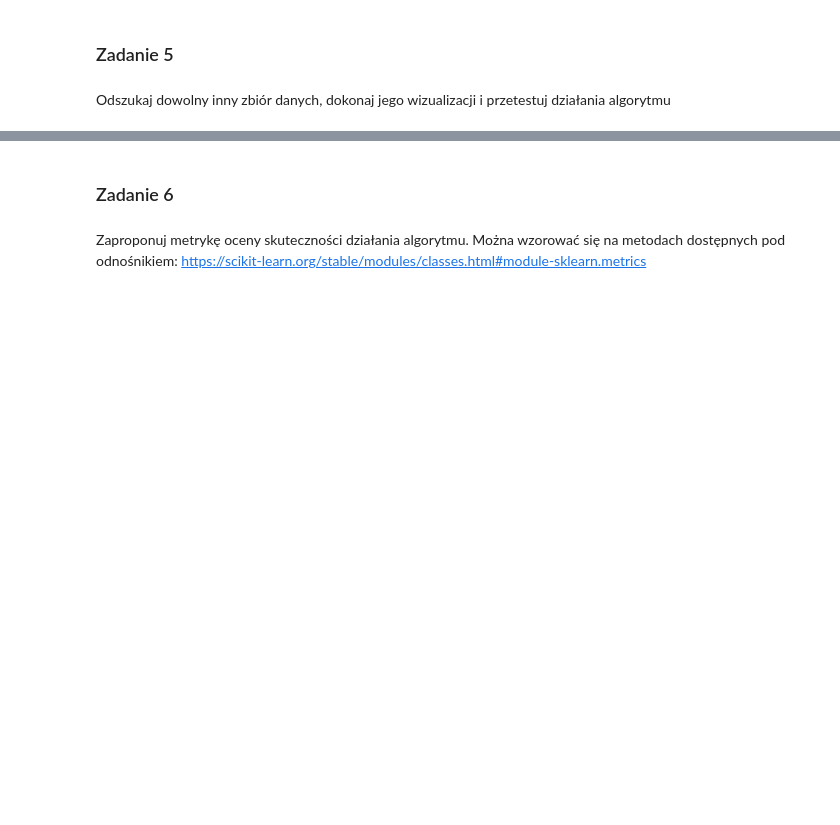
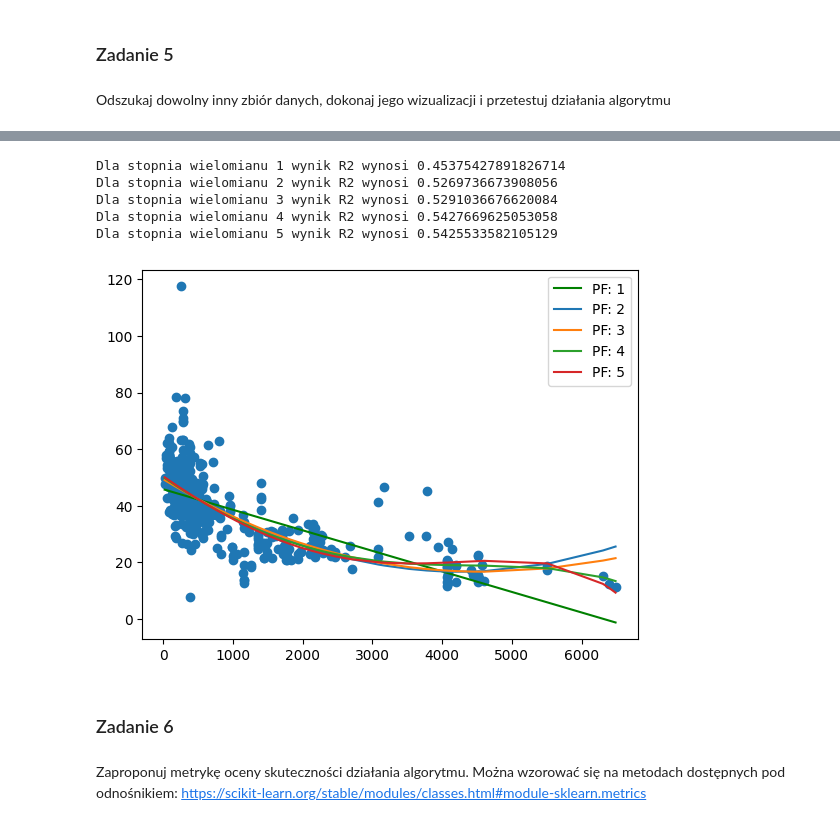
Before and after one commit to DyremiX/Laby, a Jupyter notebook: Lab3/139509_michal_dubiel_Polynomial_regression_2.ipynb, the cells around one changed output, grey strips where cells are left out. Saved outputs shown, nothing was run; the diff lists cells and outputs as text; code cells hidden in the pictures; blank space fills up the shorter version.

```diff
--- a/Lab3/139509_michal_dubiel_Polynomial_regression_2.ipynb
+++ b/Lab3/139509_michal_dubiel_Polynomial_regression_2.ipynb
@@ -373,3 +336,58 @@ Odszukaj dowolny inny zbiór danych, dokonaj jego wizualizacji i przetestuj dzia
+# %%
+df2_sorted = df2.sort_values(by='X3 distance to the nearest MRT station')
+sorted_X = df2_sorted['X3 distance to the nearest MRT station']
+sorted_Y = df2_sorted['Y house price of unit area']
+
+# Tworzenie wykresu
+plt.scatter(sorted_X, sorted_Y)
+
+epochs=1000
+alpha = 0.1
+
+poly = 1
+beta0, betas, error = learn_and_fit(np.array(sorted_X), np.array(sorted_Y), epochs=epochs, alpha=alpha, polynomial_features=poly, normalize=True)
+X = transform_to_polynomial_feature([[age] for age in np.array(sorted_X)], poly)
+results = calculate_regression_function(X, np.append([beta0[-1]], betas[-1]), normalize=True)
+plt.plot(sorted_X, results, label='PF: ' + str(poly), c='g')
+print(f'Dla stopnia wielomianu {poly} wynik R2 wynosi {metric.r2_score(np.array(sorted_Y),results)}')
+
+poly = 2
+beta0, betas, error = learn_and_fit(np.array(sorted_X), np.array(sorted_Y), epochs=epochs, alpha=alpha, polynomial_features=poly, normalize=True)
+X = transform_to_polynomial_feature([[age] for age in np.array(sorted_X)], poly)
+results = calculate_regression_function(X, np.append([beta0[-1]], betas[-1]), normalize=True)
+plt.plot(sorted_X, results, label='PF: ' + str(poly))
+print(f'Dla stopnia wielomianu {poly} wynik R2 wynosi {metric.r2_score(np.array(sorted_Y),results)}')
+
+poly = 3
+beta0, betas, error = learn_and_fit(np.array(sorted_X), np.array(sorted_Y), epochs=epochs, alpha=alpha, polynomial_features=poly, normalize=True)
+X = transform_to_polynomial_feature([[age] for age in np.array(sorted_X)], poly)
+results = calculate_regression_function(X, np.append([beta0[-1]], betas[-1]), normalize=True)
+plt.plot(sorted_X, results, label='PF: ' + str(poly))
+print(f'Dla stopnia wielomianu {poly} wynik R2 wynosi {metric.r2_score(np.array(sorted_Y),results)}')
+
+poly = 4
+beta0, betas, error = learn_and_fit(np.array(sorted_X), np.array(sorted_Y), epochs=epochs, alpha=alpha, polynomial_features=poly, normalize=True)
+X = transform_to_polynomial_feature([[age] for age in np.array(sorted_X)], poly)
+results = calculate_regression_function(X, np.append([beta0[-1]], betas[-1]), normalize=True)
+plt.plot(sorted_X, results, label='PF: ' + str(poly))
+print(f'Dla stopnia wielomianu {poly} wynik R2 wynosi {metric.r2_score(np.array(sorted_Y),results)}')
+
+poly = 5
+beta0, betas, error = learn_and_fit(np.array(sorted_X), np.array(sorted_Y), epochs=epochs, alpha=alpha, polynomial_features=poly, normalize=True)
+X = transform_to_polynomial_feature([[age] for age in np.array(sorted_X)], poly)
+results = calculate_regression_function(X, np.append([beta0[-1]], betas[-1]), normalize=True)
+plt.plot(sorted_X, results, label='PF: ' + str(poly))
+print(f'Dla stopnia wielomianu {poly} wynik R2 wynosi {metric.r2_score(np.array(sorted_Y),results)}')
+
+plt.legend()
+plt.show()
+# %% [output]
+Dla stopnia wielomianu 1 wynik R2 wynosi 0.45375427891826714
+Dla stopnia wielomianu 2 wynik R2 wynosi 0.5269736673908056
+Dla stopnia wielomianu 3 wynik R2 wynosi 0.5291036676620084
+Dla stopnia wielomianu 4 wynik R2 wynosi 0.5427669625053058
+Dla stopnia wielomianu 5 wynik R2 wynosi 0.5425533582105129
+[figure, added]
 # %% [markdown]
 ### Zadanie 6
 # %% [markdown]
```
Also changed, not shown: parts of 16 cells of this notebook, 3 other files.
